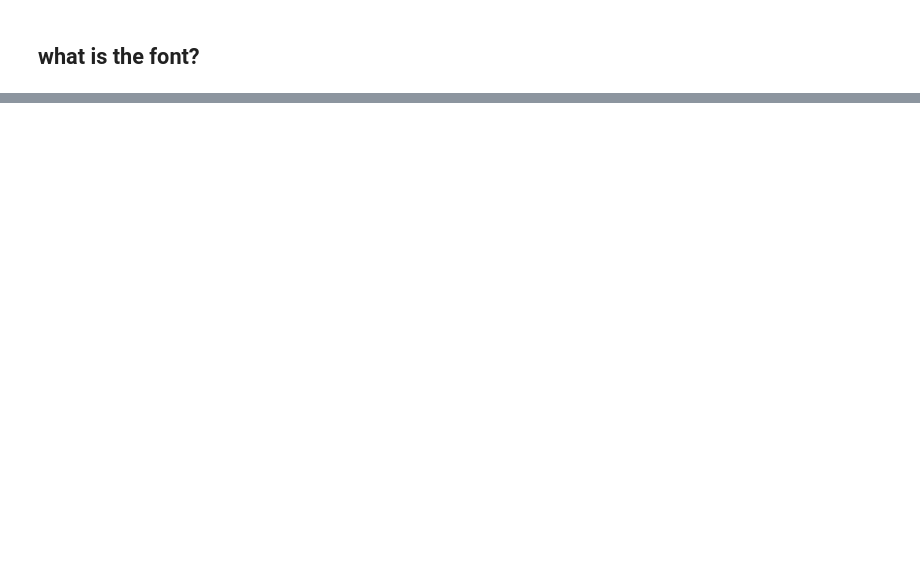
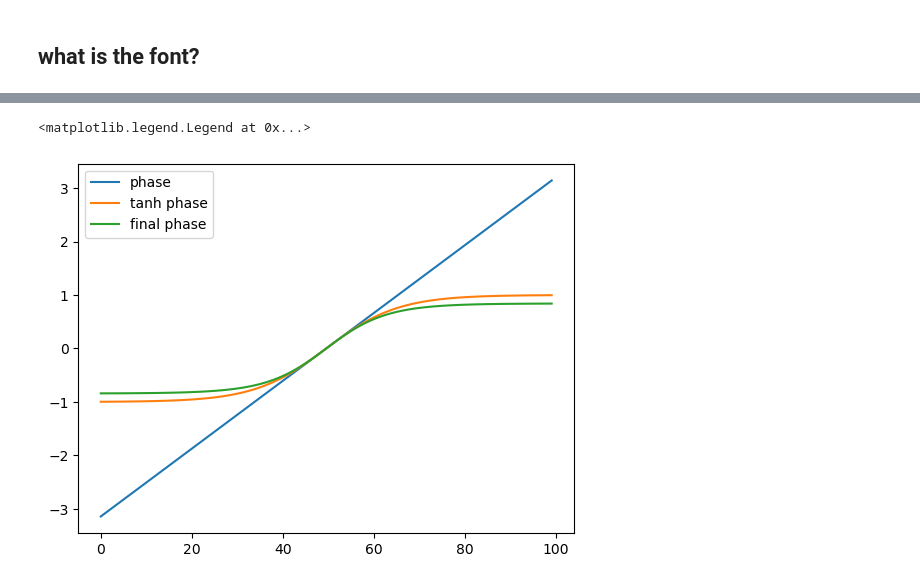
Before and after one commit to Kovaleski-Research-Lab/Surrogate_Model, a Jupyter notebook: src/evaluation/Untitled.ipynb, the cells around one changed output, grey strips where cells are left out. Saved outputs shown, nothing was run; the diff lists cells and outputs as text; code cells hidden in the pictures; blank space fills up the shorter version.

```diff
--- a/src/evaluation/Untitled.ipynb
+++ b/src/evaluation/Untitled.ipynb
@@ -25,2 +16,10 @@ model_fullTrain_valid_7.pkl
 # %% [markdown]
 ## what is the font?
+# %%
+import torch
+import numpy as np
+import matplotlib.pyplot as plt
+phase = np.linspace(-np.pi, np.pi, 100)
+tanh_phase = np.tanh(phase)
+sin_phase = np.sin(phase)
+x = np.arange(0,100)
@@ -26,0 +35,13 @@ model_fullTrain_valid_7.pkl
+# %%
+final_phase = np.sin(tanh_phase)
+
+plt.close("all")
+
+fig, ax = plt.subplots()
+ax.plot(x, phase, label='phase')
+ax.plot(x, tanh_phase, label='tanh phase')
+ax.plot(x, final_phase, label='final phase')
+ax.legend()
+# %% [output]
+<matplotlib.legend.Legend at 0x...>
+[figure, added]
```
Also changed, not shown: parts of 4 cells of this notebook, 6 other files.
